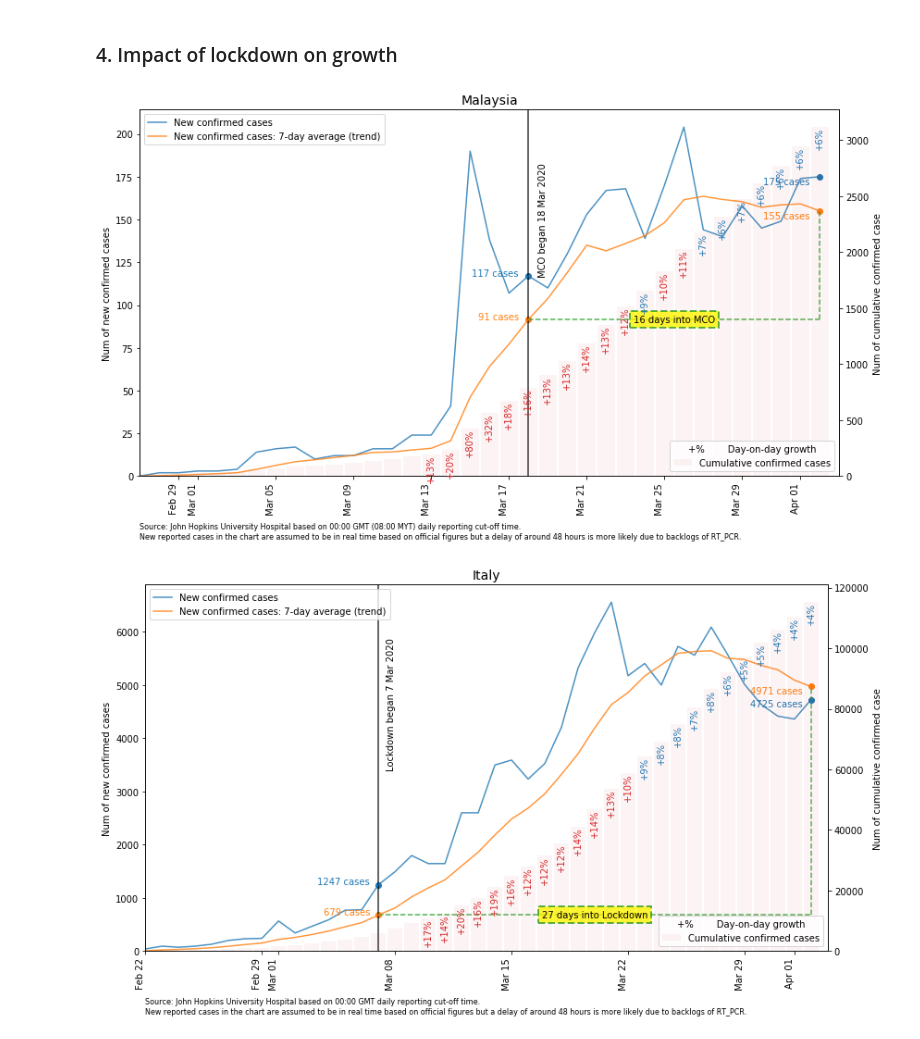
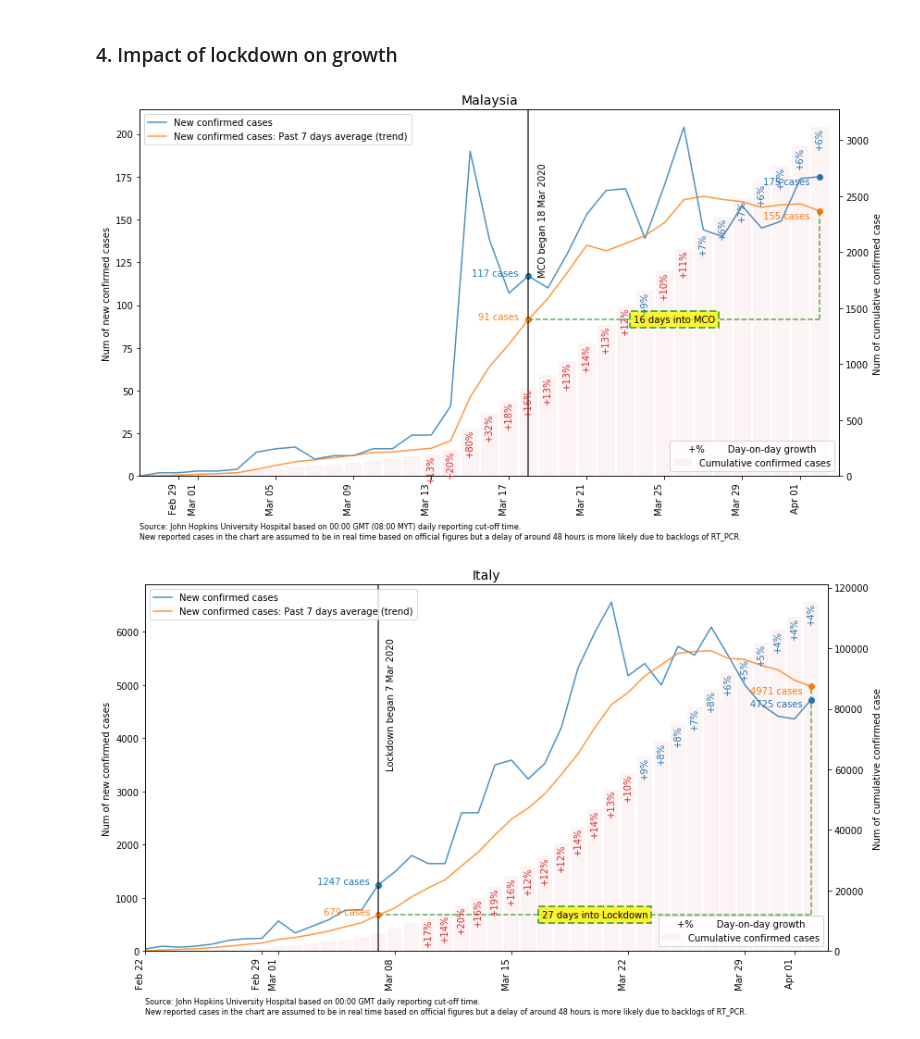
Before and after one commit to khairulomar/Covid-19, a Jupyter notebook: Covid19.ipynb, the cells around one changed output. Saved outputs shown, nothing was run; the diff lists cells and outputs as text; code cells hidden in the pictures.

```diff
--- a/Covid19.ipynb
+++ b/Covid19.ipynb
@@ -888,7 +888,7 @@ lockend = data0.date.max()
 
 # Daily cases
 ax.plot(data0.date, data0.new_confirmed, label='New confirmed cases', alpha=0.8, color='C0')
-ax.plot(data0.date, data1, label='New confirmed cases: 7-day average (trend)', alpha=0.8, color='C1')
+ax.plot(data0.date, data1, label='New confirmed cases: Past 7 days average (trend)', alpha=0.8, color='C1')
 
 # Lockdown
 ax.vlines(lockstart, -50, data0.new_confirmed.max()*1.05, alpha=0.8)
@@ -912,34 +912,34 @@ ax.text(lockstart-oneday/2, data0lock, f'{int(data0lock)} cases', ha='right', co
 ax.text(lockend-oneday/2, data1now, f'{int(data1now)} cases', va='top', ha='right', color='C1')
 ax.text(lockend-oneday/2, data0now, f'{int(data0now)} cases', va='top', ha='right', color='C0')
 
 # Cumulative cases
 ax2 = ax.twinx()
 ax2.bar(data0.date, data0.confirmed, label='Cumulative confirmed cases', color='C3', width=0.9, alpha=0.05)
 for i in data0[data0.date>txtmin].index:
     if data0.iloc[i].growth >= 1.1: color='C3'
     elif data0.iloc[i].growth >= 1.01: color='C0'
     else: color='C2'
     ax2.text(data0.iloc[i].date, data0.iloc[i].confirmed, f'+{int((data0.iloc[i].growth-1)*100)}%',
              rotation=90, ha='center', va='top', color=color)
 # Axis labels
 ax.set_xlim(xmin, data0.date.max()+oneday)
 ax.set_ylim(0, data0.new_confirmed.max()*1.05)
 ax.xaxis.set_major_formatter(mdates.DateFormatter("%b %d"))
 fig.autofmt_xdate(rotation=90)
 ax.set_ylabel('Num of new confirmed cases')
 ax2.set_ylabel('Num of cumulative confirmed case')
 plt.annotate('Source: John Hopkins University Hospital based on 00:00 GMT (08:00 MYT) daily reporting cut-off time.\nNew reported cases in the chart are assumed to be in real time based on official figures but a delay of around 48 hours is more likely due to backlogs of RT_PCR.',
              (0,0), (0, -50), xycoords='axes fraction', textcoords='offset points', va='top', fontsize=8)
 
 # Legends
 ax.legend(loc='upper left')
 ax2.legend(loc='lower right', title='+%        Day-on-day growth')
 ax.set_title(country, fontsize=14)
 plt.tight_layout()
 plt.savefig(f"img/lockdown_{country.replace(' ','_')}", pad_inches=0)
 plt.show()
 # %% [output]
-[figure, old version]
+[figure, new version]
 # %%
 # Assign values
 country   = 'Italy'
@@ -957,7 +957,7 @@ lockend = data0.date.max()
 
 # Daily cases
 ax.plot(data0.date, data0.new_confirmed, label='New confirmed cases', alpha=0.8, color='C0')
-ax.plot(data0.date, data1, label='New confirmed cases: 7-day average (trend)', alpha=0.8, color='C1')
+ax.plot(data0.date, data1, label='New confirmed cases: Past 7 days average (trend)', alpha=0.8, color='C1')
 
 # Lockdown
 ax.vlines(lockstart, -50, data0.new_confirmed.max()*1.05, alpha=0.8)
@@ -1008,7 +1008,7 @@ plt.tight_layout()
 plt.savefig(f"img/lockdown_{country.replace(' ','_')}", pad_inches=0)
 plt.show()
 # %% [output]
-[figure, old version]
+[figure, new version]
 # %%
 # Assign values
 country   = 'France'
```
Also changed, not shown: parts of 6 cells of this notebook, 8 other files.
